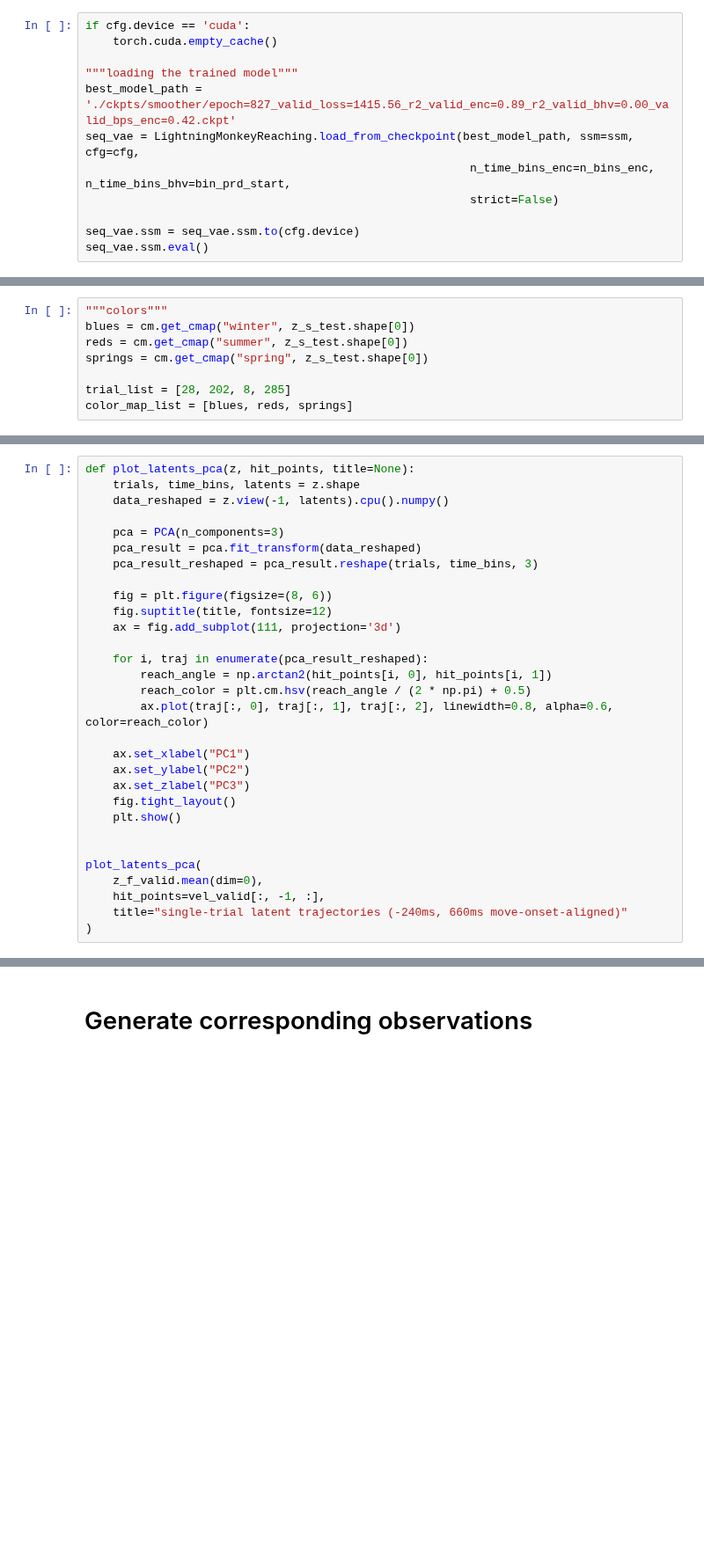
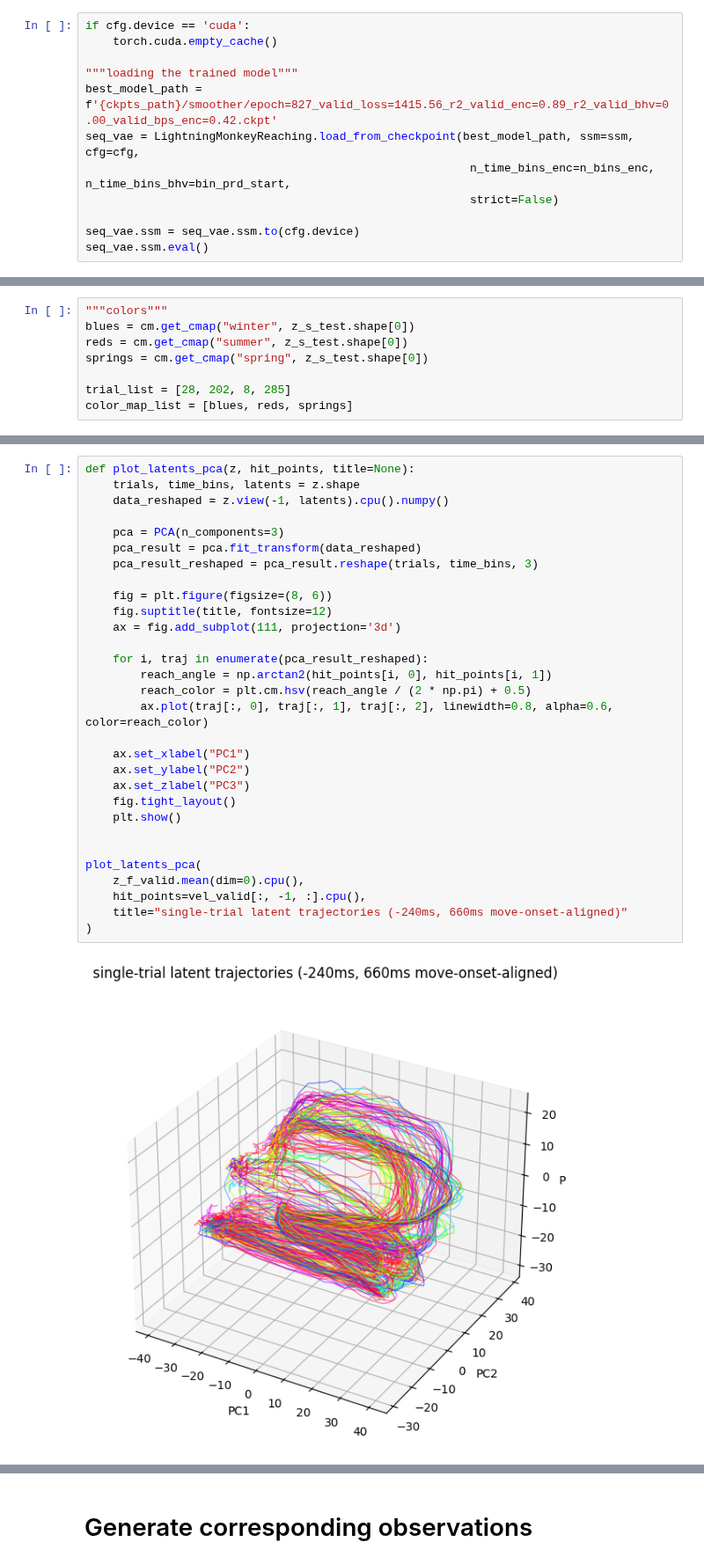
Before and after one commit to catniplab/latent_dynamics_workshop, a Jupyter notebook: 04_xfads_mc_maze_demo.ipynb, the cells around one changed output, grey strips where cells are left out. Shown at 88% size. Cells and saved outputs as stored; diff of their text form; blank space fills up the shorter version.

```diff
--- a/04_xfads_mc_maze_demo.ipynb
+++ b/04_xfads_mc_maze_demo.ipynb
@@ -338,7 +391,7 @@ if cfg.device == 'cuda':
     torch.cuda.empty_cache()
 
 """loading the trained model"""
-best_model_path = './ckpts/smoother/epoch=827_valid_loss=1415.56_r2_valid_enc=0.89_r2_valid_bhv=0.00_valid_bps_enc=0.42.ckpt'
+best_model_path = f'{ckpts_path}/smoother/epoch=827_valid_loss=1415.56_r2_valid_enc=0.89_r2_valid_bhv=0.00_valid_bps_enc=0.42.ckpt'
 seq_vae = LightningMonkeyReaching.load_from_checkpoint(best_model_path, ssm=ssm, cfg=cfg,
                                                         n_time_bins_enc=n_bins_enc, n_time_bins_bhv=bin_prd_start,
                                                         strict=False)
@@ -426,33 +503,35 @@ with torch.no_grad():
 # %%
 def plot_latents_pca(z, hit_points, title=None):
     trials, time_bins, latents = z.shape
     data_reshaped = z.view(-1, latents).cpu().numpy()
 
     pca = PCA(n_components=3)
     pca_result = pca.fit_transform(data_reshaped)
     pca_result_reshaped = pca_result.reshape(trials, time_bins, 3)
 
     fig = plt.figure(figsize=(8, 6))
     fig.suptitle(title, fontsize=12)
     ax = fig.add_subplot(111, projection='3d')
 
     for i, traj in enumerate(pca_result_reshaped):
         reach_angle = np.arctan2(hit_points[i, 0], hit_points[i, 1])
         reach_color = plt.cm.hsv(reach_angle / (2 * np.pi) + 0.5)
         ax.plot(traj[:, 0], traj[:, 1], traj[:, 2], linewidth=0.8, alpha=0.6, color=reach_color)
 
     ax.set_xlabel("PC1")
     ax.set_ylabel("PC2")
     ax.set_zlabel("PC3")
     fig.tight_layout()
     plt.show()
 
 
 plot_latents_pca(
-    z_f_valid.mean(dim=0),
-    hit_points=vel_valid[:, -1, :],
+    z_f_valid.mean(dim=0).cpu(),
+    hit_points=vel_valid[:, -1, :].cpu(),
     title="single-trial latent trajectories (-240ms, 660ms move-onset-aligned)"
 )
+# %% [output]
+[figure, added]
 # %%
 from sklearn.decomposition import PCA
 
```
Also changed, not shown: parts of 29 cells of this notebook.
